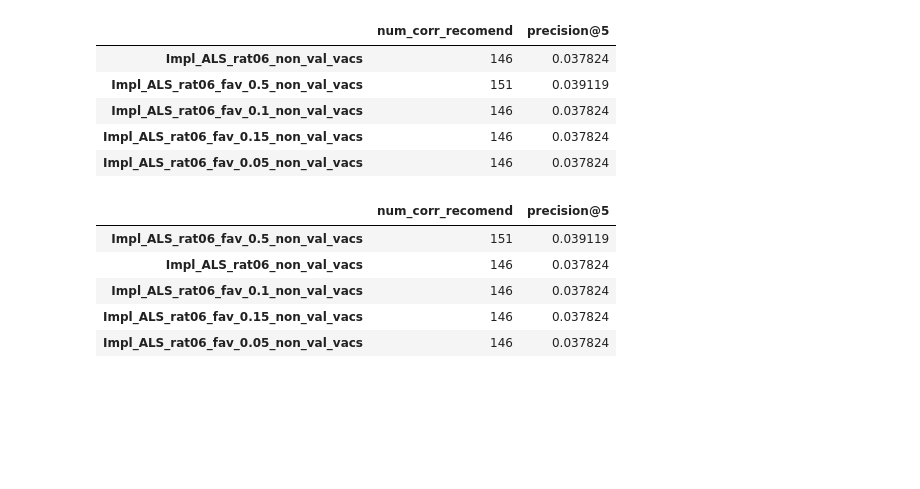
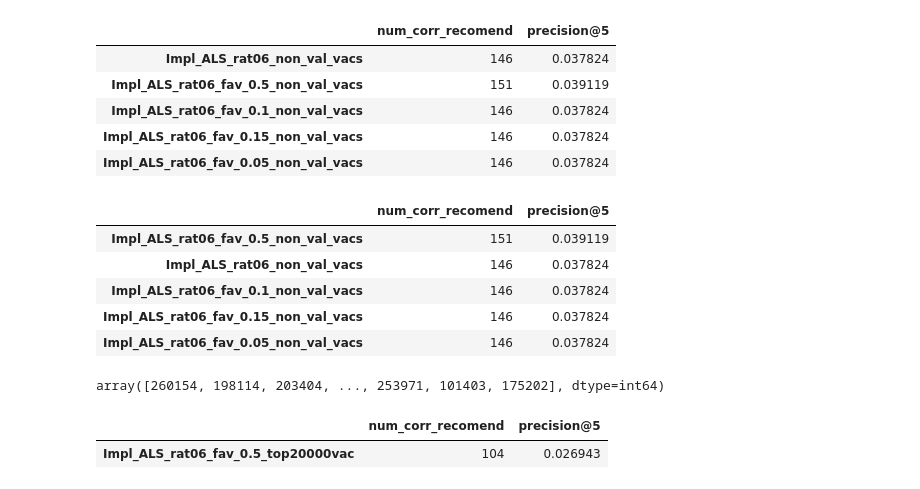
Before and after one commit to YurezSml/Hakaton2022, a Jupyter notebook: Models/Model_CookieID_Impl_rat06_RabotaRU.ipynb, the cells around one changed output. Drawn from its saved outputs; the diff is of its cells as text; code cells hidden in the pictures; blank space fills up the shorter version.

Commit message:
Add files via upload
With top20000 for Implicit

```diff
--- a/Models/Model_CookieID_Impl_rat06_RabotaRU.ipynb
+++ b/Models/Model_CookieID_Impl_rat06_RabotaRU.ipynb
@@ -584,3 +584,44 @@ res_df.sort_values(by=['precision@5'], ascending=False)
 | Impl_ALS_rat06_fav_0.1_non_val_vacs | 146 | 0.037824 |
 | Impl_ALS_rat06_fav_0.15_non_val_vacs | 146 | 0.037824 |
 | Impl_ALS_rat06_fav_0.05_non_val_vacs | 146 | 0.037824 |
+# %%
+def get_top_n_vacancies(rating_act_list, pos_vacancies_start=0, pos_vacancies_end=100):
+    show_act = train_df[train_df['event_type'].isin(rating_act_list)].groupby('vacancy_id_')['event_type'].count()
+    top_n_with_event_quant = show_act.sort_values(ascending=False).iloc[pos_vacancies_start:pos_vacancies_end].to_frame().reset_index()
+    return top_n_with_event_quant['vacancy_id_'].unique()
+# %%
+def get_top_n_vacancies(rating_act_list, pos_vacancies_start=0, pos_vacancies_end=100):
+    show_act = train_df[train_df['event_type'].isin(rating_act_list)].groupby('vacancy_id_')['event_type'].count()
+    top_n_with_event_quant = show_act.sort_values(ascending=False).iloc[pos_vacancies_start:pos_vacancies_end].to_frame().reset_index()
+    return top_n_with_event_quant['vacancy_id_'].unique()
+# %%
+# ТОП-1000 для рейтинга по просмотрам
+
+vac_start = 0
+vac_end = 20000
+rating_act = ['show_vacancy']
+
+top20000vac = get_top_n_vacancies(rating_act,
+                                  pos_vacancies_start=vac_start,
+                                  pos_vacancies_end=vac_end)
+top20000vac
+# %% [output]
+array([260154, 198114, 203404, ..., 253971, 101403, 175202], dtype=int64)
+# %%
+# Задаем словари с моделями и датасетами чтобы перебрать их все
+
+models_dict_Impl = {
+    'Impl_ALS_rat06_fav_0.5': [Impl_ALS_rat06_fav, 'implicit', Impl_rat06_fav_set]
+}
+
+set_dict_Impl = {
+    'top20000vac': top20000vac
+}
+# %%
+n_pred = 5
+
+res_df = get_res_df(models_dict_Impl, set_dict_Impl, n_predict = n_pred)
+res_df
+# %% [output]
+|  | num_corr_recomend | precision@5 |
+| Impl_ALS_rat06_fav_0.5_top20000vac | 104 | 0.026943 |
```
